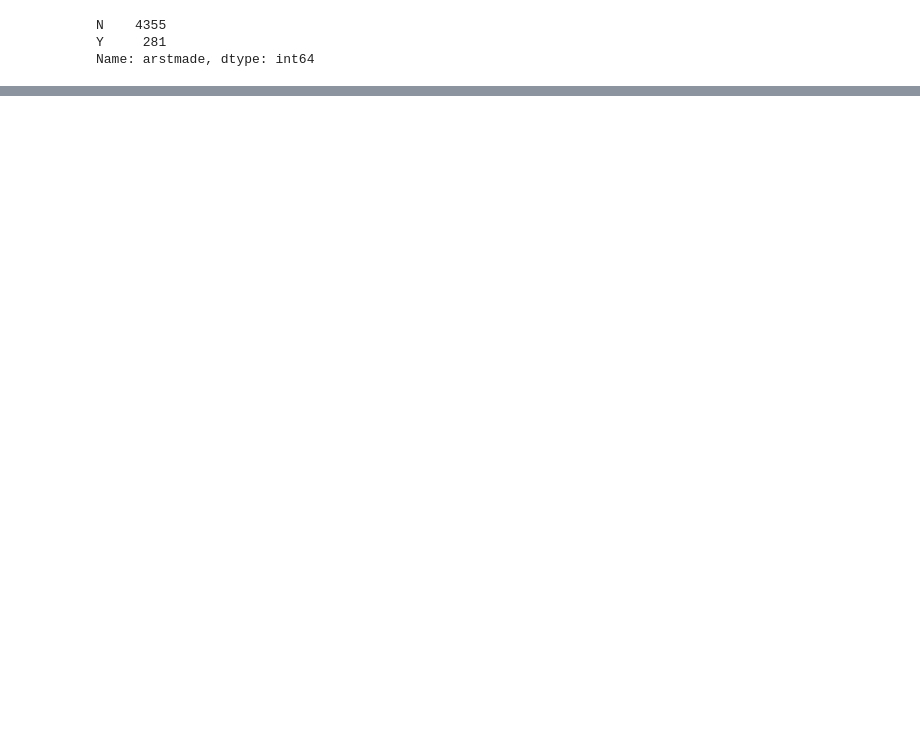
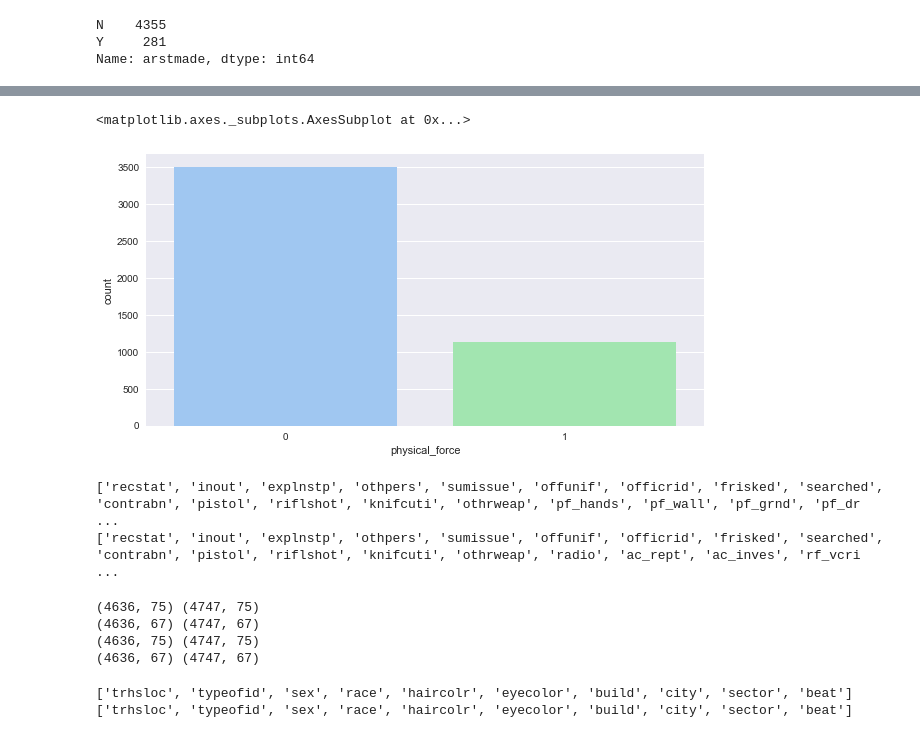
Before and after one commit to ridexmoler/modulo-machine-learning, a Jupyter notebook: prueba/Pablo-Rocco-PRUEBA-2/notebook.ipynb, the cells around one changed output, grey strips where cells are left out. Cells and saved outputs as stored; diff of their text form; code cells hidden in the pictures; blank space fills up the shorter version.

```diff
--- a/prueba/Pablo-Rocco-PRUEBA-2/notebook.ipynb
+++ b/prueba/Pablo-Rocco-PRUEBA-2/notebook.ipynb
@@ -280,0 +262,5 @@ df_test.shape
+# %%
+# Se pre-procesa el DataFrame de entrenamiento
+df_train, cat_col_train, num_col_train = preproc.create_suitable_dataframe(df_train,force_object = force_object, force_delete = force_delete)
+# Se pre-procesa el DataFrame de validación
+df_test, cat_col_test, num_col_test = preproc.create_suitable_dataframe(df_test,force_object = force_object, force_delete = force_delete)
@@ -571,3 +292,0 @@ df_train_1.drop(columns='beat', inplace=True)
-# %%
-df_train_2[colname + '_label'] = lenc.fit(df_train_2['beat']).transform(df_train_2['beat'])
-df_train_2.drop(columns='beat', inplace=True)
@@ -658,0 +293,15 @@ df_train_1
+# %%
+# Vamos a nombrar un nuevo dataframe con el primer vector objetivo arstmade, con la clase Y=1
+df_train_1['arstmade_bin'] = np.where(df_train_1['arstmade']=='Y', 1, 0)
+# Eliminamos la columna original
+df_train_1.drop(columns='arstmade', inplace=True)
+df_test_1['arstmade_bin'] = np.where(df_test_1['arstmade']=='Y', 1, 0)
+# Eliminamos la columna original
+df_test_1.drop(columns='arstmade', inplace=True)
+# Vamos a nombrar un nuevo dataframe con el primer vector objetivo arstmade, con la clase Y=1
+df_train_2['arstmade_bin'] = np.where(df_train_2['arstmade']=='Y', 1, 0)
+# Eliminamos la columna original
+df_train_2.drop(columns='arstmade', inplace=True)
+df_test_2['arstmade_bin'] = np.where(df_test_2['arstmade']=='Y', 1, 0)
+# Eliminamos la columna original
+df_test_2.drop(columns='arstmade', inplace=True)
@@ -658,0 +346,7 @@ df_train_1
+# %%
+#veamos nuestro vector objetivo de si termina el procedimiento con violencia
+plt.figure(figsize=(10, 5))
+sns.countplot(df_train_2['physical_force'])
+# %% [output]
+<matplotlib.axes._subplots.AxesSubplot at 0x...>
+[figure, added]
@@ -658,0 +359,44 @@ df_train_1
+# %%
+#para pasar a numericos los objetos con value_counts<=2
+objetosdf1=[]
+objetosdf2=[]
+for colname, serie in df_1.iteritems():
+    if (serie.dtype == "object") and (len(df_1[colname].value_counts())<=2): objetosdf1.append(colname)
+print(objetosdf1)
+for colname, serie in df_2.iteritems():
+    if (serie.dtype == "object") and (len(df_2[colname].value_counts())<=2): objetosdf2.append(colname)
+print(objetosdf2)
+# %% [output]
+['recstat', 'inout', 'explnstp', 'othpers', 'sumissue', 'offunif', 'officrid', 'frisked', 'searched', 'contrabn', 'pistol', 'riflshot', 'knifcuti', 'othrweap', 'pf_hands', 'pf_wall', 'pf_grnd', 'pf_dr ...
+['recstat', 'inout', 'explnstp', 'othpers', 'sumissue', 'offunif', 'officrid', 'frisked', 'searched', 'contrabn', 'pistol', 'riflshot', 'knifcuti', 'othrweap', 'radio', 'ac_rept', 'ac_inves', 'rf_vcri ...
+# %%
+df1= pd.get_dummies(df_1,columns=objetosdf1,drop_first=True)
+df2= pd.get_dummies(df_2,columns=objetosdf2,drop_first=True)
+df1t= pd.get_dummies(df_1t,columns=objetosdf1,drop_first=True)
+df2t= pd.get_dummies(df_2t,columns=objetosdf2,drop_first=True)
+print(df_1.shape, df_1t.shape)
+print(df_2.shape, df_2t.shape)
+print(df1.shape, df1t.shape)
+print(df2.shape, df2t.shape)
+# %% [output]
+(4636, 75) (4747, 75)
+(4636, 67) (4747, 67)
+(4636, 75) (4747, 75)
+(4636, 67) (4747, 67)
+# %%
+#para pasar a numericos los objetos con value_counts>2
+objetosdf1m=[]
+objetosdf2m=[]
+for colname, serie in df1.iteritems():
+    if (serie.dtype == "object") and (len(df1[colname].value_counts())>2):
+        objetosdf1m.append(colname)
+        #print(df_1[colname].value_counts(), df_1t[colname].value_counts())
+print(objetosdf1m)
+for colname, serie in df2.iteritems():
+    if (serie.dtype == "object") and (len(df2[colname].value_counts())>2):
+        objetosdf2m.append(colname)
+        #print(df_2[colname].value_counts(), df_2t[colname].value_counts())
+print(objetosdf2m)
+# %% [output]
+['trhsloc', 'typeofid', 'sex', 'race', 'haircolr', 'eyecolor', 'build', 'city', 'sector', 'beat']
+['trhsloc', 'typeofid', 'sex', 'race', 'haircolr', 'eyecolor', 'build', 'city', 'sector', 'beat']
```
Also changed, not shown: parts of 195 cells of this notebook, 3 other files.
